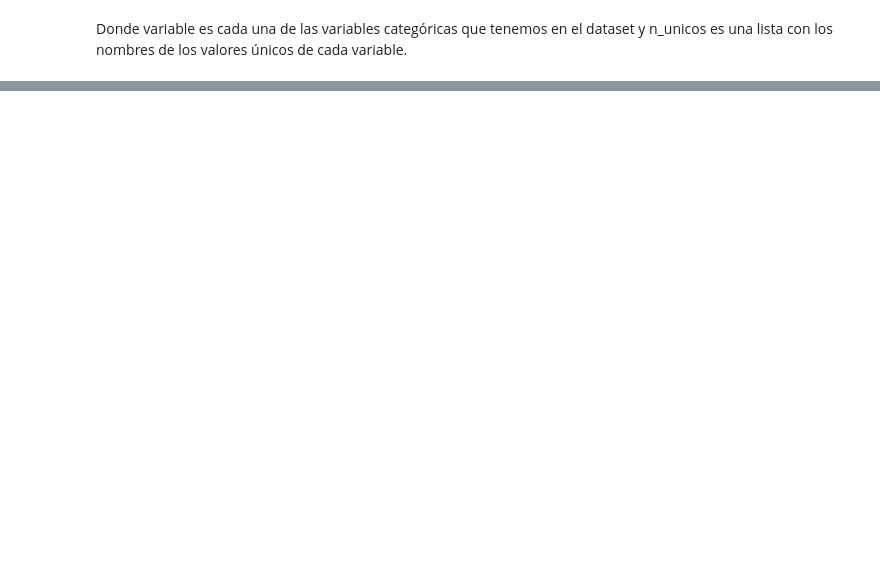
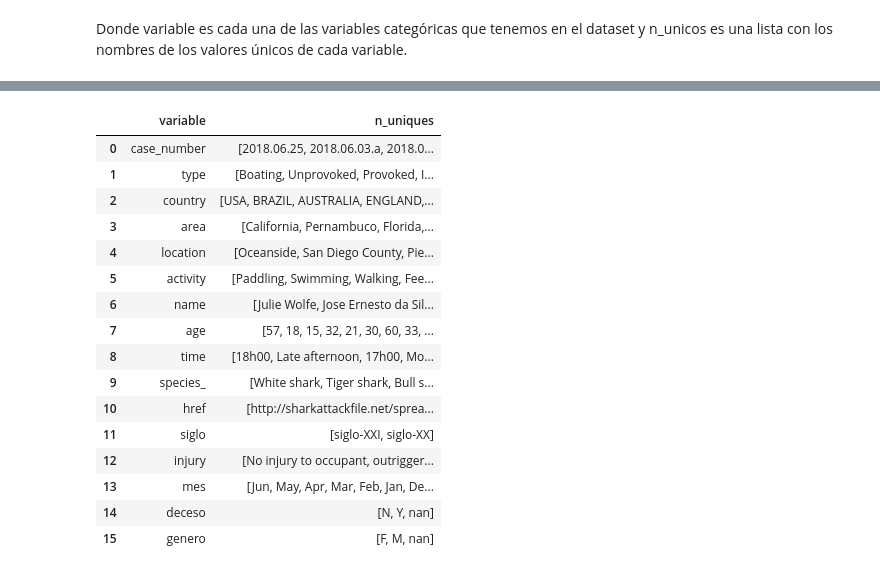
Before and after one commit to Adalab/DA-promoc-modulo-02-sprint-02-sandra-ana, a Jupyter notebook: EDA/01-EDA-1.ipynb, the cells around one changed output, grey strips where cells are left out. Cells and saved outputs as stored; diff of their text form; code cells hidden in the pictures; blank space fills up the shorter version.

```diff
--- a/EDA/01-EDA-1.ipynb
+++ b/EDA/01-EDA-1.ipynb
@@ -62,0 +167,32 @@ categoricas.head()
+# %%
+# Creamos un Dataframe a partir de un diccionario.
+# Creamos dos listas para meter el nombre de la variable y los valores unicos
+variable = []
+n_uniques = []
+for col in df_categoricas.columns: # Iteramos por las columnas de DF categoricas y apendeamos los distintos valores
+    variable.append(col)
+    n_uniques.append(df_categoricas[col].unique())
+datos = {"variable": variable, "n_uniques": n_uniques} # Creamos el diccionario
+# %%
+# Creamos el Dataframe a partir del diccionario
+df_valoresunicos = pd.DataFrame.from_dict(datos)
+# %%
+df_valoresunicos
+# %% [output]
+|  | variable | n_uniques |
+| 0 | case_number | [2018.06.25, 2018.06.03.a, 2018.0... |
+| 1 | type | [Boating, Unprovoked, Provoked, I... |
+| 2 | country | [USA, BRAZIL, AUSTRALIA, ENGLAND,... |
+| 3 | area | [California, Pernambuco, Florida,... |
+| 4 | location | [Oceanside, San Diego County, Pie... |
+| 5 | activity | [Paddling, Swimming, Walking, Fee... |
+| 6 | name | [Julie Wolfe, Jose Ernesto da Sil... |
+| 7 | age | [57, 18, 15, 32, 21, 30, 60, 33, ... |
+| 8 | time | [18h00, Late afternoon, 17h00, Mo... |
+| 9 | species_ | [White shark, Tiger shark, Bull s... |
+| 10 | href | [http://sharkattackfile.net/sprea... |
+| 11 | siglo | [siglo-XXI, siglo-XX] |
+| 12 | injury | [No injury to occupant, outrigger... |
+| 13 | mes | [Jun, May, Apr, Mar, Feb, Jan, De... |
+| 14 | deceso | [N, Y, nan] |
+| 15 | genero | [F, M, nan] |
```
Also changed, not shown: parts of 21 cells of this notebook.
